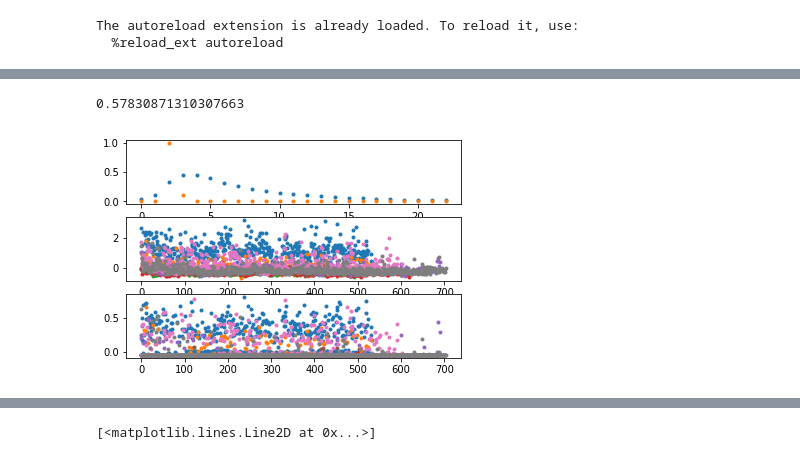
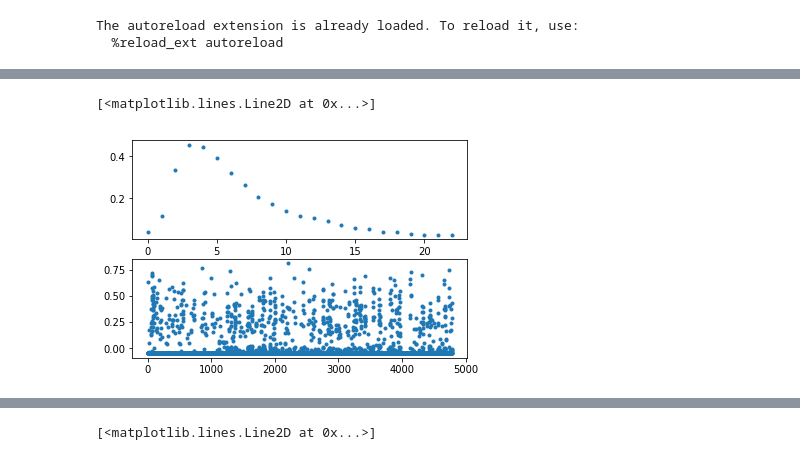
Before and after one commit to yonibrowning/oBehave, a Jupyter notebook: PlottingTesting/PCA_FirstPass.ipynb, the cells around one changed output, grey strips where cells are left out. Drawn from its saved outputs; the diff is of its cells as text; code cells hidden in the pictures.

```diff
--- a/PlottingTesting/PCA_FirstPass.ipynb
+++ b/PlottingTesting/PCA_FirstPass.ipynb
@@ -95,30 +31,22 @@ plt.hist(spar,20);
-# %%
-compute_lifetime_sparseness(im)
-# %% [output]
-0.57830871310307663
 # %%
 stimulus_table = dataset.stimulus_table
 evt = obhf.load_dff_events_file(experiment_id)
 dff = dataset.dff_traces
 tme = dataset.timestamps_ophys
 X = obps.dffBlockPlot(dff[19,:],tme,stimulus_table['start_time'].values,window=(0,.75),plotme = False);
 Xe = obps.dffBlockPlot(evt[19,:],tme,stimulus_table['start_time'].values,window=(0,.75),plotme = False);
 pca = decomp.PCA()
 a = pca.fit_transform(X)
 pca2 = decomp.PCA()
 b  =pca2.fit_transform(Xe)
 fig = plt.figure()
-axes = fig.subplots(3,1)
+axes = fig.subplots(2,1)
 axes[0].plot(pca.components_[0,:],'.')
-axes[0].plot(pca2.components_[0,:],'.')
 #axes[0].hist()
-unq = np.unique(stimulus_table['image_name'])
-for uu in unq:
-    axes[1].plot(a[stimulus_table['image_name']==uu,0],'.')
-for uu in unq:
-    axes[2].plot(b[stimulus_table['image_name']==uu,0],'.')
+axes[1].plot(b[:,0],'.')
 # %% [output]
+[<matplotlib.lines.Line2D at 0x...>]
-[figure, old version]
+[figure, new version]
 # %%
 pca.components_.shape
 unique_image = np.unique(stimulus_table['image_name'])
```
Also changed, not shown: parts of 5 cells of this notebook, 6 other files.
